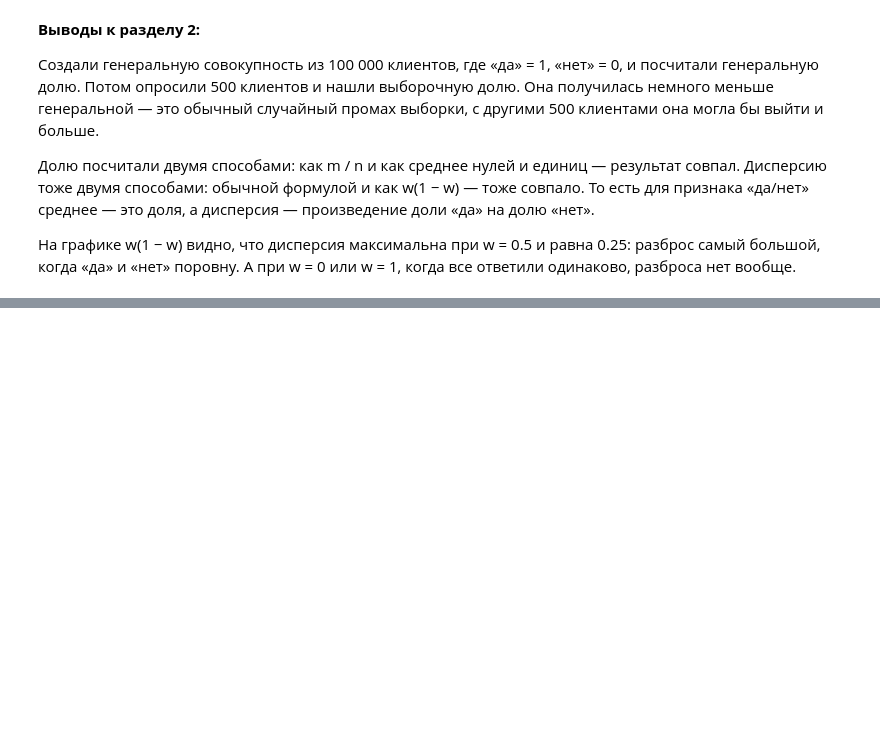
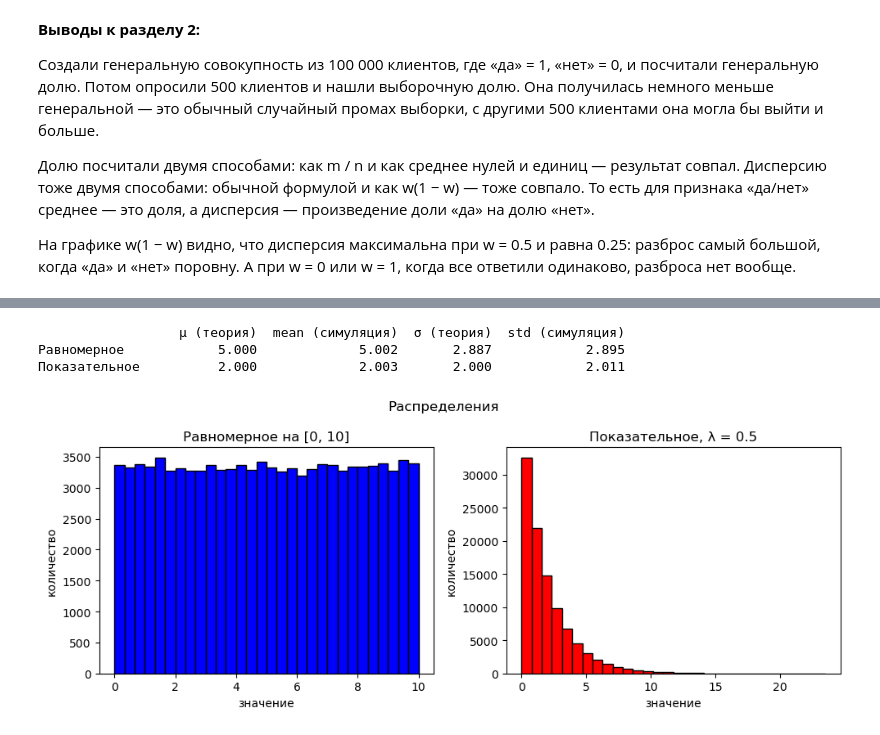
Before and after one commit to dvdkrkh/probability-stats-python, a Jupyter notebook: 02_estimation_clt_ci.ipynb, the cells around one changed output, grey strips where cells are left out. Cells and saved outputs as stored; diff of their text form; code cells hidden in the pictures; blank space fills up the shorter version.

```diff
--- a/02_estimation_clt_ci.ipynb
+++ b/02_estimation_clt_ci.ipynb
@@ -240,0 +254,41 @@ plt.show()
+# %%
+clt_N = 100000
+
+# равномерное распределение
+clt_a = 0
+clt_b = 10
+clt_unif = np.random.uniform(clt_a, clt_b, clt_N)
+clt_unif_mu = (clt_a + clt_b) / 2
+clt_unif_var = (clt_b - clt_a)**2/12
+clt_unif_sigma = np.sqrt(clt_unif_var)
+
+# показательное распределение
+clt_lam = 0.5
+clt_expo = np.random.exponential(1/clt_lam, clt_N)
+clt_expo_mu = 1/clt_lam
+clt_expo_var = 1/(clt_lam**2)
+clt_expo_sigma = np.sqrt(clt_expo_var)
+
+print(f"{'':<16}{'μ (теория)':>12}{'mean (симуляция)':>18}{'σ (теория)':>12}{'std (симуляция)':>17}")
+print(f"{'Равномерное':<16}{clt_unif_mu:>12.3f}{clt_unif.mean():>18.3f}{clt_unif_sigma:>12.3f}{clt_unif.std():>17.3f}")
+print(f"{'Показательное':<16}{clt_expo_mu:>12.3f}{clt_expo.mean():>18.3f}{clt_expo_sigma:>12.3f}{clt_expo.std():>17.3f}")
+
+fig, axes = plt.subplots(1, 2, figsize=(10,4))
+axes[0].hist(clt_unif, bins=30, color='blue', edgecolor='black')
+axes[0].set_title('Равномерное на [0, 10]')
+axes[0].set_xlabel('значение')
+axes[0].set_ylabel('количество')
+
+axes[1].hist(clt_expo, bins=30, color='red', edgecolor='black')
+axes[1].set_title('Показательное, λ = 0.5')
+axes[1].set_xlabel('значение')
+axes[1].set_ylabel('количество')
+
+fig.suptitle('Распределения')
+plt.tight_layout()
+plt.show()
+# %% [output]
+                  μ (теория)  mean (симуляция)  σ (теория)  std (симуляция)
+Равномерное            5.000             5.002       2.887            2.895
+Показательное          2.000             2.003       2.000            2.011
+[figure, added]
```
Also changed, not shown: parts of 11 cells of this notebook.
